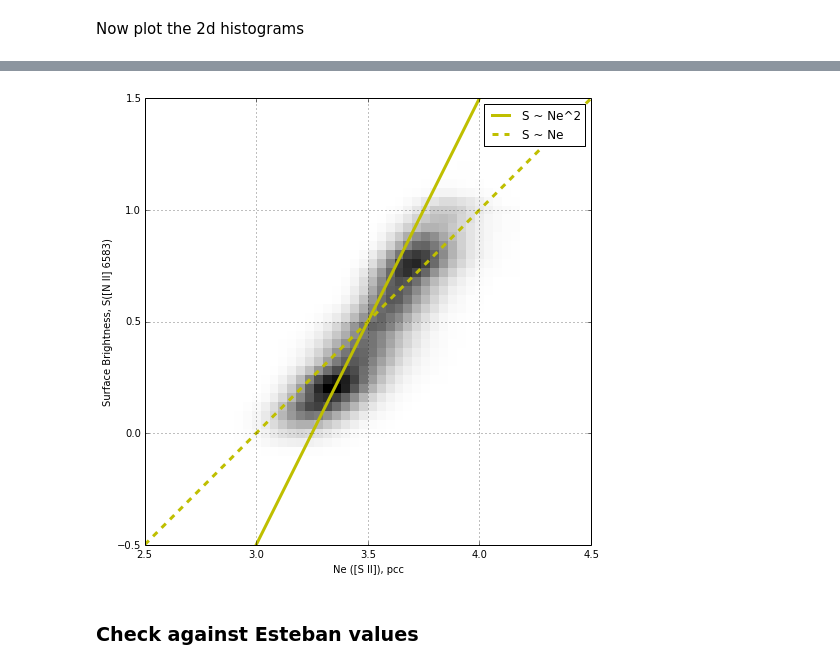
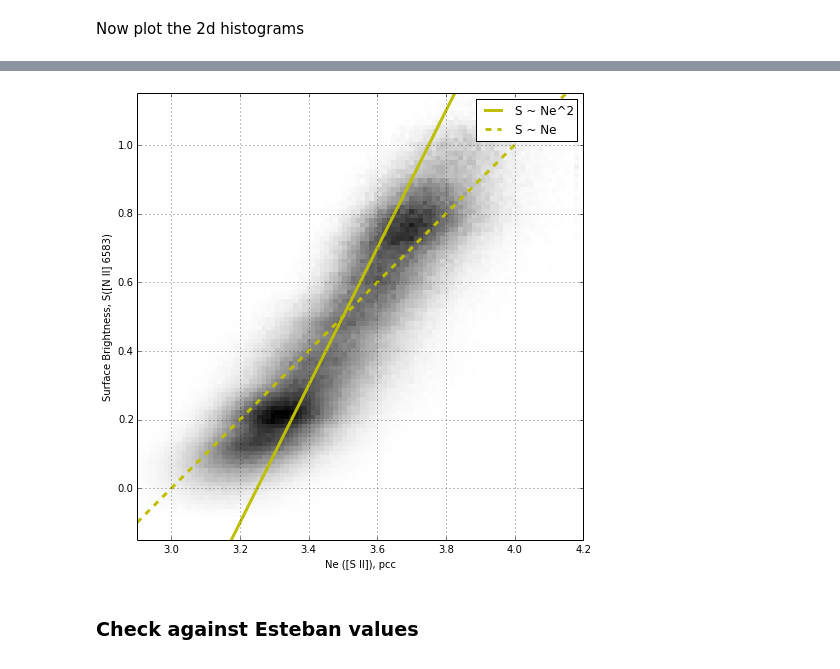
Before and after one commit to deprecated/orion-tsq, a Jupyter notebook: WFC3 images exploration.ipynb, the cells around one changed output, grey strips where cells are left out. Saved outputs shown, nothing was run; the diff lists cells and outputs as text; code cells hidden in the pictures.

```diff
--- a/WFC3 images exploration.ipynb
+++ b/WFC3 images exploration.ipynb
@@ -703,34 +715,34 @@ gcf().savefig("Te-versus-Ne.pdf")
 # %%
 s658 = fits.open("north658.fits")[0].data
 Ne = fits.open("derived-Ne.fits")[0].data
 x = np.log10(Ne[m])
-x1, x2 = 2.5, 2.5 + 2.0
+x1, x2 = 2.9, 2.9 + 1.3
 y = np.log10(s658[m])
-y1, y2 = -0.5, -0.5 + 2.0
+y1, y2 = -0.15, -0.15 + 1.3
 w = s658[m]
 mm = np.isfinite(x) & np.isfinite(y)
-H, xedges, yedges = np.histogram2d(x[mm], y[mm], 50,
+H, xedges, yedges = np.histogram2d(x[mm], y[mm], 100,
                                    [[x1, x2], [y1, y2]],
                                    weights=w[mm])
 imshow(H.T, extent=[x1, x2, y1, y2],
           interpolation='none', aspect='auto', origin='lower',
           cmap=cm.gray_r, alpha=1.0)
 #              vmin=0.0, vmax=15.0*np.mean(H.T))
 #contour(H.T, H.T.mean()*np.logspace(-4.0, 2.0, 7, base=2),
 #        extent=[x1, x2, y1, y2])
 grid()
 xx = np.linspace(x1, x2)
 plot(xx, 2*(xx - 3.5) + 0.5, "y", lw=3, label="S ~ Ne^2")
 plot(xx, 1*(xx - 3.5) + 0.5, "y--", lw=3, label="S ~ Ne")
 xlabel("Ne ([S II]), pcc")
 ylabel("Surface Brightness, S([N II] 6583)")
 xlim(x1, x2)
 ylim(y1, y2)
 legend()
 gcf().set_size_inches(8,8)
 gcf().savefig("snii-versus-ne.pdf")
 # %% [output]
-[figure, old version]
+[figure, new version]
 # %% [markdown]
 ### Check against Esteban values
 # %% [markdown]
```
Also changed, not shown: parts of 14 cells of this notebook, 13 other files.
